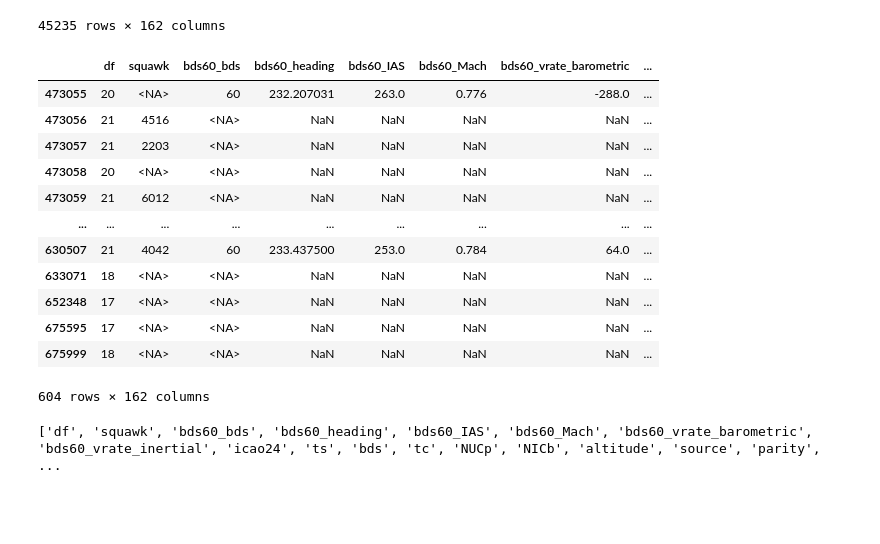
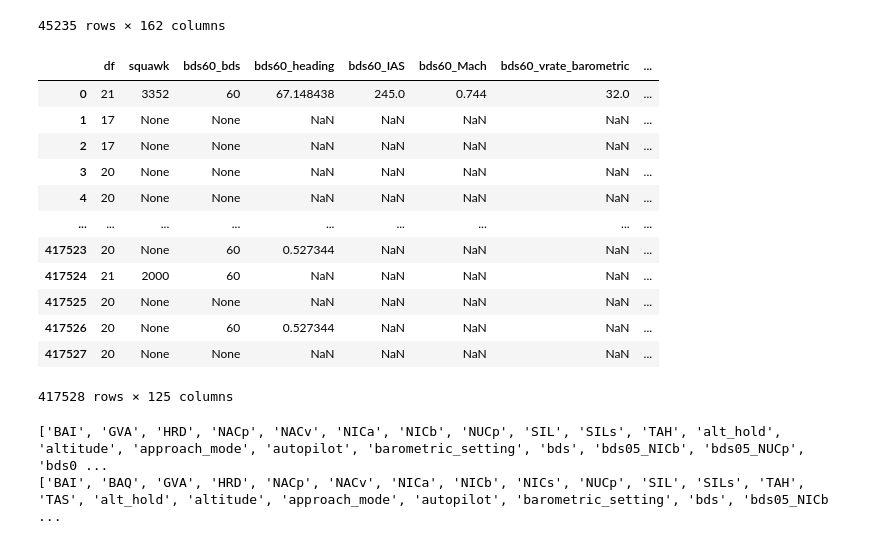
Before and after one commit to DavidDeLaTorre/Engage2Hackathon, a Jupyter notebook: tests-with-scenario-AEO.ipynb, the cells around one changed output. Drawn from its saved outputs; the diff is of its cells as text; code cells hidden in the pictures; blank space fills up the shorter version.

```diff
--- a/tests-with-scenario-AEO.ipynb
+++ b/tests-with-scenario-AEO.ipynb
@@ -24,23 +24,26 @@ scenario
 | 679261 | 17 | <NA> | <NA> | NaN | NaN | NaN | NaN | ... |
 | 679262 | 17 | <NA> | <NA> | NaN | NaN | NaN | NaN | ... |
 45235 rows × 162 columns
-# %%
-scenario.groupby("icao24").head()
-# %% [output]
-|  | df | squawk | bds60_bds | bds60_heading | bds60_IAS | bds60_Mach | bds60_vrate_barometric | ... |
-| 473055 | 20 | <NA> | 60 | 232.207031 | 263.0 | 0.776 | -288.0 | ... |
-| 473056 | 21 | 4516 | <NA> | NaN | NaN | NaN | NaN | ... |
-| 473057 | 21 | 2203 | <NA> | NaN | NaN | NaN | NaN | ... |
-| 473058 | 20 | <NA> | <NA> | NaN | NaN | NaN | NaN | ... |
-| 473059 | 21 | 6012 | <NA> | NaN | NaN | NaN | NaN | ... |
-| ... | ... | ... | ... | ... | ... | ... | ... | ... |
-| 630507 | 21 | 4042 | 60 | 233.437500 | 253.0 | 0.784 | 64.0 | ... |
-| 633071 | 18 | <NA> | <NA> | NaN | NaN | NaN | NaN | ... |
-| 652348 | 17 | <NA> | <NA> | NaN | NaN | NaN | NaN | ... |
-| 675595 | 17 | <NA> | <NA> | NaN | NaN | NaN | NaN | ... |
-| 675999 | 18 | <NA> | <NA> | NaN | NaN | NaN | NaN | ... |
-604 rows × 162 columns
+# %%
+first_day_last_hour = pd.read_parquet('data/year=2024/month=11/day=16/hour=23/7fa82f924eb24a429fa321d057d2efd5.snappy.parquet')
+first_day_last_hour
+# %% [output]
+|  | df | squawk | bds60_bds | bds60_heading | bds60_IAS | bds60_Mach | bds60_vrate_barometric | ... |
+| 0 | 21 | 3352 | 60 | 67.148438 | 245.0 | 0.744 | 32.0 | ... |
+| 1 | 17 | None | None | NaN | NaN | NaN | NaN | ... |
+| 2 | 17 | None | None | NaN | NaN | NaN | NaN | ... |
+| 3 | 20 | None | None | NaN | NaN | NaN | NaN | ... |
+| 4 | 20 | None | None | NaN | NaN | NaN | NaN | ... |
+| ... | ... | ... | ... | ... | ... | ... | ... | ... |
+| 417523 | 20 | None | 60 | 0.527344 | NaN | NaN | NaN | ... |
+| 417524 | 21 | 2000 | 60 | NaN | NaN | NaN | NaN | ... |
+| 417525 | 20 | None | None | NaN | NaN | NaN | NaN | ... |
+| 417526 | 20 | None | 60 | 0.527344 | NaN | NaN | NaN | ... |
+| 417527 | 20 | None | None | NaN | NaN | NaN | NaN | ... |
+417528 rows × 125 columns
 # %%
-print(scenario.columns.tolist())
+print(sorted(first_day_last_hour.columns.tolist()))
+print(sorted(scenario.columns.tolist()))
 # %% [output]
-['df', 'squawk', 'bds60_bds', 'bds60_heading', 'bds60_IAS', 'bds60_Mach', 'bds60_vrate_barometric', 'bds60_vrate_inertial', 'icao24', 'ts', 'bds', 'tc', 'NUCp', 'NICb', 'altitude', 'source', 'parity', ...
+['BAI', 'GVA', 'HRD', 'NACp', 'NACv', 'NICa', 'NICb', 'NUCp', 'SIL', 'SILs', 'TAH', 'alt_hold', 'altitude', 'approach_mode', 'autopilot', 'barometric_setting', 'bds', 'bds05_NICb', 'bds05_NUCp', 'bds0 ...
+['BAI', 'BAQ', 'GVA', 'HRD', 'NACp', 'NACv', 'NICa', 'NICb', 'NICs', 'NUCp', 'SIL', 'SILs', 'TAH', 'TAS', 'alt_hold', 'altitude', 'approach_mode', 'autopilot', 'barometric_setting', 'bds', 'bds05_NICb ...
```
Also changed, not shown: parts of 19 cells of this notebook.
